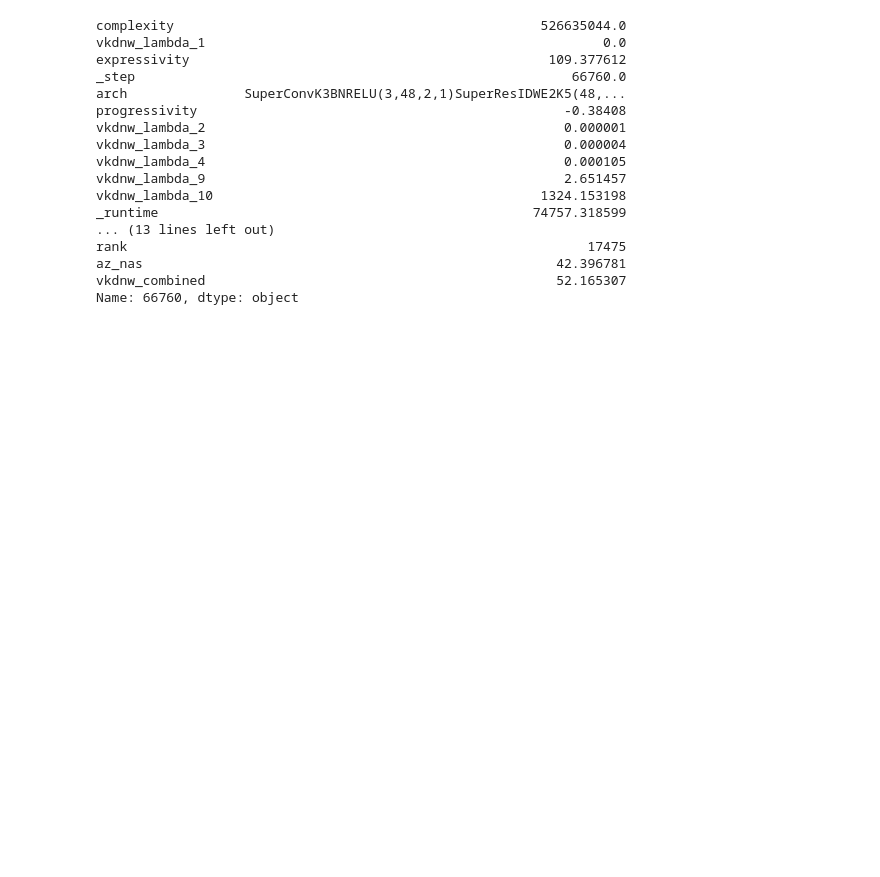
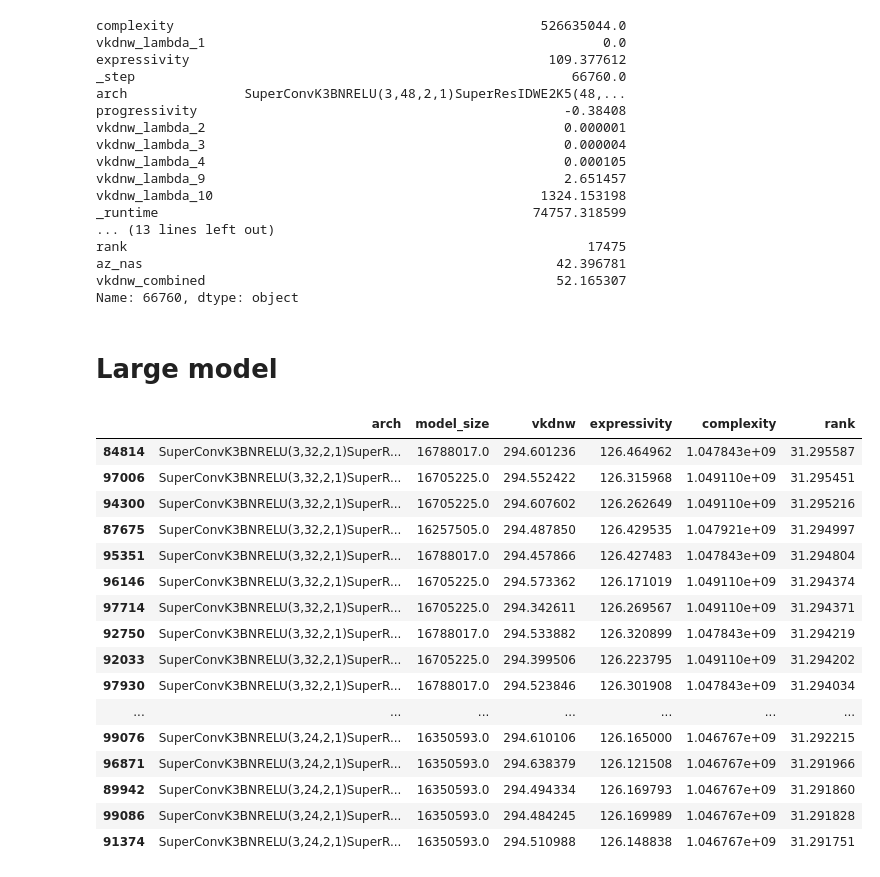
Before and after one commit to ondratybl/VKDNW, a Jupyter notebook: NB201/tss_choose_best.ipynb, the cells around one changed output. Cells and saved outputs as stored; diff of their text form; code cells hidden in the pictures; blank space fills up the shorter version.

```diff
--- a/NB201/tss_choose_best.ipynb
+++ b/NB201/tss_choose_best.ipynb
@@ -867,3 +867,39 @@ rank                                                           17475
 az_nas                                                     42.396781
 vkdnw_combined                                             52.165307
 Name: 66760, dtype: object
+# %% [markdown]
+# Large model
+# %%
+import wandb
+import numpy as np
+import pandas as pd
+api_wandb = wandb.Api()
+run = pd.DataFrame(api_wandb.run('nazderaze/VKDNW/nwcoszbb').scan_history()) # VKDNW_EVOLUTION_FLOPS_1050M_13L
+
+for col in run.columns:
+    if col != 'arch':
+        run[col] = run[col].astype('float')
+
+run['rank'] = run['vkdnw'].apply(np.log)+run['expressivity'].apply(np.log)+run['complexity'].apply(np.log)
+
+run[['arch', 'model_size', 'vkdnw', 'expressivity', 'complexity', 'rank']].sort_values('rank', ascending=False).head(20)
+
+'SuperConvK3BNRELU(3,32,2,1)SuperResIDWE1K3(32,72,2,56,1)SuperResIDWE1K7(72,80,2,128,1)SuperResIDWE4K3(80,80,2,144,1)SuperResIDWE1K7(80,432,2,576,4)SuperResIDWE1K5(432,576,1,680,4)SuperConvK1BNRELU(576,2048,1,1)' # VKDNW_1G_13L_a
+# %% [output]
+|  | arch | model_size | vkdnw | expressivity | complexity | rank |
+| 84814 | SuperConvK3BNRELU(3,32,2,1)SuperR... | 16788017.0 | 294.601236 | 126.464962 | 1.047843e+09 | 31.295587 |
+| 97006 | SuperConvK3BNRELU(3,32,2,1)SuperR... | 16705225.0 | 294.552422 | 126.315968 | 1.049110e+09 | 31.295451 |
+| 94300 | SuperConvK3BNRELU(3,32,2,1)SuperR... | 16705225.0 | 294.607602 | 126.262649 | 1.049110e+09 | 31.295216 |
+| 87675 | SuperConvK3BNRELU(3,32,2,1)SuperR... | 16257505.0 | 294.487850 | 126.429535 | 1.047921e+09 | 31.294997 |
+| 95351 | SuperConvK3BNRELU(3,32,2,1)SuperR... | 16788017.0 | 294.457866 | 126.427483 | 1.047843e+09 | 31.294804 |
+| 96146 | SuperConvK3BNRELU(3,32,2,1)SuperR... | 16705225.0 | 294.573362 | 126.171019 | 1.049110e+09 | 31.294374 |
+| 97714 | SuperConvK3BNRELU(3,32,2,1)SuperR... | 16705225.0 | 294.342611 | 126.269567 | 1.049110e+09 | 31.294371 |
+| 92750 | SuperConvK3BNRELU(3,32,2,1)SuperR... | 16788017.0 | 294.533882 | 126.320899 | 1.047843e+09 | 31.294219 |
+| 92033 | SuperConvK3BNRELU(3,32,2,1)SuperR... | 16705225.0 | 294.399506 | 126.223795 | 1.049110e+09 | 31.294202 |
+| 97930 | SuperConvK3BNRELU(3,32,2,1)SuperR... | 16788017.0 | 294.523846 | 126.301908 | 1.047843e+09 | 31.294034 |
+| ... | ... | ... | ... | ... | ... | ... |
+| 99076 | SuperConvK3BNRELU(3,24,2,1)SuperR... | 16350593.0 | 294.610106 | 126.165000 | 1.046767e+09 | 31.292215 |
+| 96871 | SuperConvK3BNRELU(3,24,2,1)SuperR... | 16350593.0 | 294.638379 | 126.121508 | 1.046767e+09 | 31.291966 |
+| 89942 | SuperConvK3BNRELU(3,24,2,1)SuperR... | 16350593.0 | 294.494334 | 126.169793 | 1.046767e+09 | 31.291860 |
+| 99086 | SuperConvK3BNRELU(3,24,2,1)SuperR... | 16350593.0 | 294.484245 | 126.169989 | 1.046767e+09 | 31.291828 |
+| 91374 | SuperConvK3BNRELU(3,24,2,1)SuperR... | 16350593.0 | 294.510988 | 126.148838 | 1.046767e+09 | 31.291751 |
```
Also changed, not shown: parts of 9 cells of this notebook, 2 other files.
